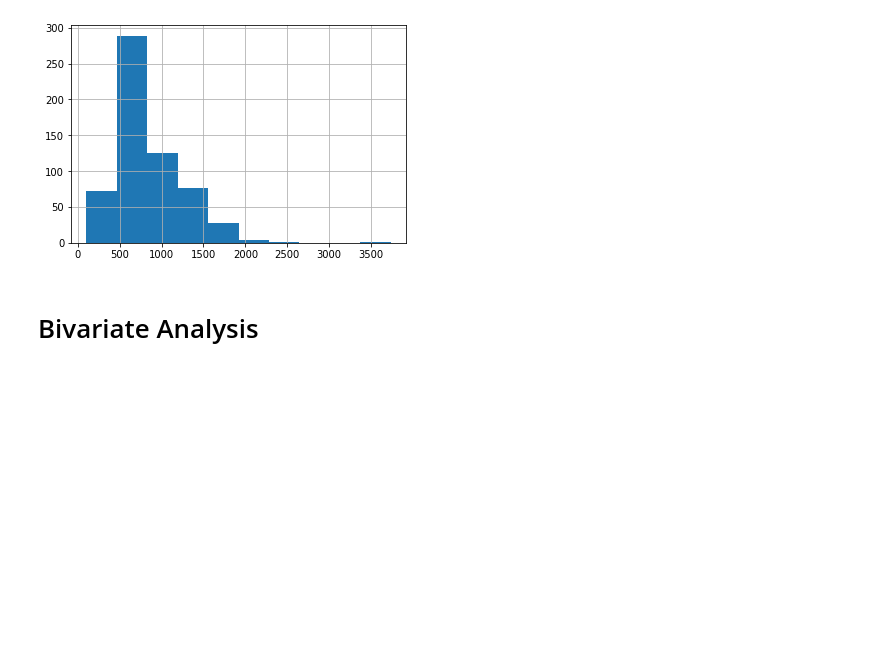
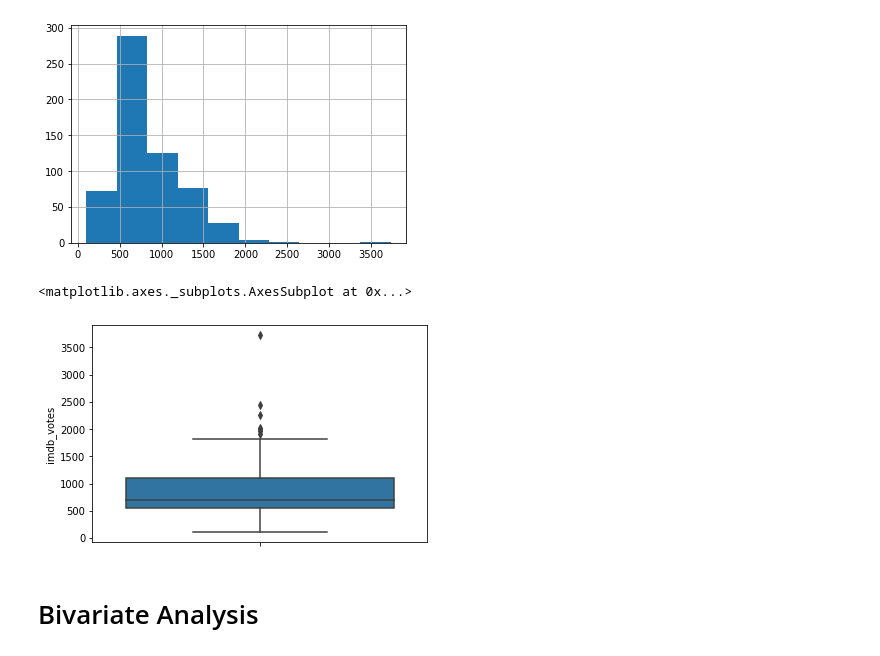
Before and after one commit to radhikascs/SimpsonsEpisodesEDA, a Jupyter notebook: Simpsons_episodes-EDA.ipynb, the cells around one changed output. Cells and saved outputs as stored; diff of their text form; code cells hidden in the pictures; blank space fills up the shorter version.

```diff
--- a/Simpsons_episodes-EDA.ipynb
+++ b/Simpsons_episodes-EDA.ipynb
@@ -111,6 +124,11 @@ df["imdb_votes"].hist(bins=10)
 # %% [output]
 <matplotlib.axes._subplots.AxesSubplot at 0x...>
 [figure]
+# %%
+sns.boxplot(df["imdb_votes"], orient="v")
+# %% [output]
+<matplotlib.axes._subplots.AxesSubplot at 0x...>
+[figure, added]
 # %% [markdown]
 # Bivariate Analysis
 # %%
```
Also changed, not shown: parts of 18 cells of this notebook.
